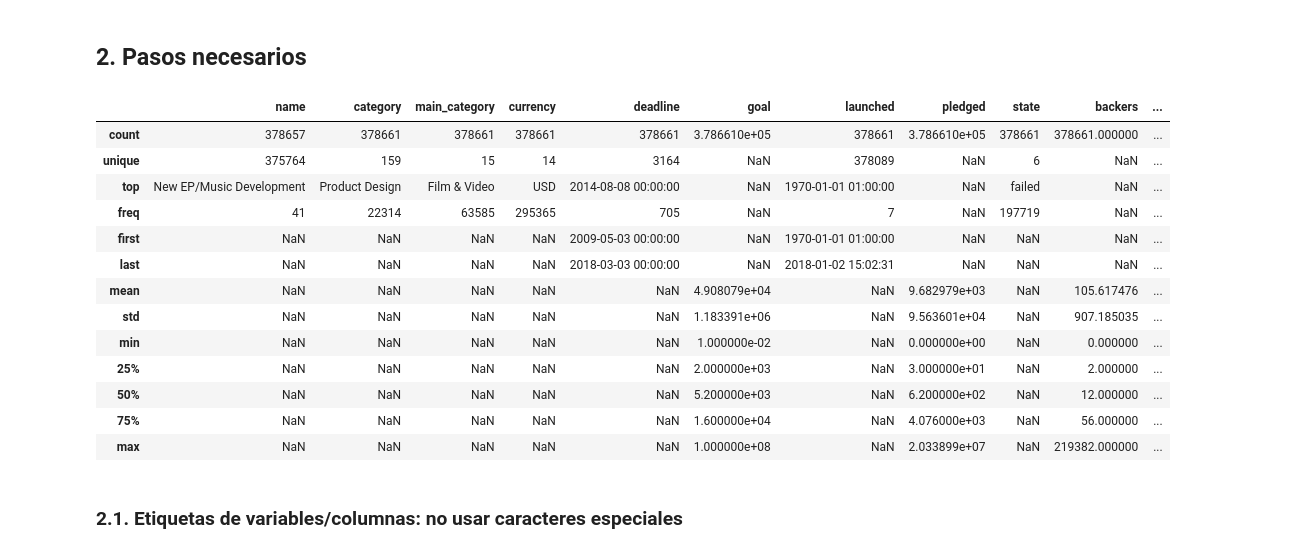
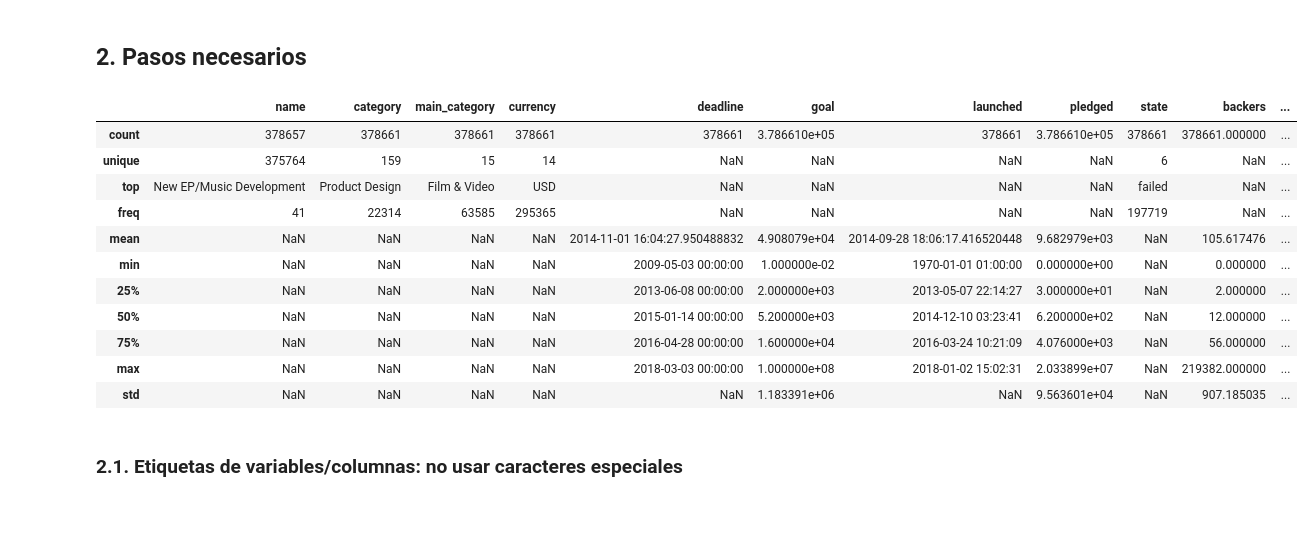
Before and after one commit to ser0090/dipdata, a Jupyter notebook: curacion/notebooks/03-importando_datos.ipynb, the cells around one changed output. Cells and saved outputs as stored; diff of their text form; code cells hidden in the pictures; blank space fills up the shorter version.

```diff
--- a/curacion/notebooks/03-importando_datos.ipynb
+++ b/curacion/notebooks/03-importando_datos.ipynb
@@ -19,9 +19,9 @@ if in_colab:
     file_18 = BASE_DIR + '/input/kickstarter-projects/ks-projects-201801.csv'
 
 else:
-    BASE_DIR = ".."
-    file_16 = BASE_DIR + '/input/ks-projects-201612.csv'
-    file_18 = BASE_DIR + '/input/ks-projects-201801.csv'
+    BASE_DIR = "https://github.com/DiploDatos/AnalisisYCuracion/raw/master/"
+    file_16 = BASE_DIR + '/input/kickstarter-projects/ks-projects-201612.csv'
+    file_18 = BASE_DIR + '/input/kickstarter-projects/ks-projects-201801.csv'
 
 if 'ftfy' not in sys.modules:
     !pip install 'ftfy<5.6'
@@ -36,27 +36,25 @@ You should consider upgrading via the 'pip install --upgrade pip' command.
 # %%
 #import pandas as pd
 kickstarter_2018 = pd.read_csv(
-    "../output/ks-projects-201801-for-pandas.csv",
+    file_18,
     index_col='ID',
     parse_dates=['deadline','launched']
 )
 # %%
-kickstarter_2018.describe(include='all')
+kickstarter_2018.describe(include='all', datetime_is_numeric=True)
 # %% [output]
 |  | name | category | main_category | currency | deadline | goal | launched | pledged | state | backers | ... |
 | count | 378657 | 378661 | 378661 | 378661 | 378661 | 3.786610e+05 | 378661 | 3.786610e+05 | 378661 | 378661.000000 | ... |
-| unique | 375764 | 159 | 15 | 14 | 3164 | NaN | 378089 | NaN | 6 | NaN | ... |
-| top | New EP/Music Development | Product Design | Film & Video | USD | 2014-08-08 00:00:00 | NaN | 1970-01-01 01:00:00 | NaN | failed | NaN | ... |
-| freq | 41 | 22314 | 63585 | 295365 | 705 | NaN | 7 | NaN | 197719 | NaN | ... |
-| first | NaN | NaN | NaN | NaN | 2009-05-03 00:00:00 | NaN | 1970-01-01 01:00:00 | NaN | NaN | NaN | ... |
-| last | NaN | NaN | NaN | NaN | 2018-03-03 00:00:00 | NaN | 2018-01-02 15:02:31 | NaN | NaN | NaN | ... |
-| mean | NaN | NaN | NaN | NaN | NaN | 4.908079e+04 | NaN | 9.682979e+03 | NaN | 105.617476 | ... |
+| unique | 375764 | 159 | 15 | 14 | NaN | NaN | NaN | NaN | 6 | NaN | ... |
+| top | New EP/Music Development | Product Design | Film & Video | USD | NaN | NaN | NaN | NaN | failed | NaN | ... |
+| freq | 41 | 22314 | 63585 | 295365 | NaN | NaN | NaN | NaN | 197719 | NaN | ... |
+| mean | NaN | NaN | NaN | NaN | 2014-11-01 16:04:27.950488832 | 4.908079e+04 | 2014-09-28 18:06:17.416520448 | 9.682979e+03 | NaN | 105.617476 | ... |
+| min | NaN | NaN | NaN | NaN | 2009-05-03 00:00:00 | 1.000000e-02 | 1970-01-01 01:00:00 | 0.000000e+00 | NaN | 0.000000 | ... |
+| 25% | NaN | NaN | NaN | NaN | 2013-06-08 00:00:00 | 2.000000e+03 | 2013-05-07 22:14:27 | 3.000000e+01 | NaN | 2.000000 | ... |
+| 50% | NaN | NaN | NaN | NaN | 2015-01-14 00:00:00 | 5.200000e+03 | 2014-12-10 03:23:41 | 6.200000e+02 | NaN | 12.000000 | ... |
+| 75% | NaN | NaN | NaN | NaN | 2016-04-28 00:00:00 | 1.600000e+04 | 2016-03-24 10:21:09 | 4.076000e+03 | NaN | 56.000000 | ... |
+| max | NaN | NaN | NaN | NaN | 2018-03-03 00:00:00 | 1.000000e+08 | 2018-01-02 15:02:31 | 2.033899e+07 | NaN | 219382.000000 | ... |
 | std | NaN | NaN | NaN | NaN | NaN | 1.183391e+06 | NaN | 9.563601e+04 | NaN | 907.185035 | ... |
-| min | NaN | NaN | NaN | NaN | NaN | 1.000000e-02 | NaN | 0.000000e+00 | NaN | 0.000000 | ... |
-| 25% | NaN | NaN | NaN | NaN | NaN | 2.000000e+03 | NaN | 3.000000e+01 | NaN | 2.000000 | ... |
-| 50% | NaN | NaN | NaN | NaN | NaN | 5.200000e+03 | NaN | 6.200000e+02 | NaN | 12.000000 | ... |
-| 75% | NaN | NaN | NaN | NaN | NaN | 1.600000e+04 | NaN | 4.076000e+03 | NaN | 56.000000 | ... |
-| max | NaN | NaN | NaN | NaN | NaN | 1.000000e+08 | NaN | 2.033899e+07 | NaN | 219382.000000 | ... |
 # %% [markdown]
 ### 2.1. Etiquetas de variables/columnas: no usar caracteres especiales
 # %%
```
Also changed, not shown: parts of 17 cells of this notebook, 3 other files.
